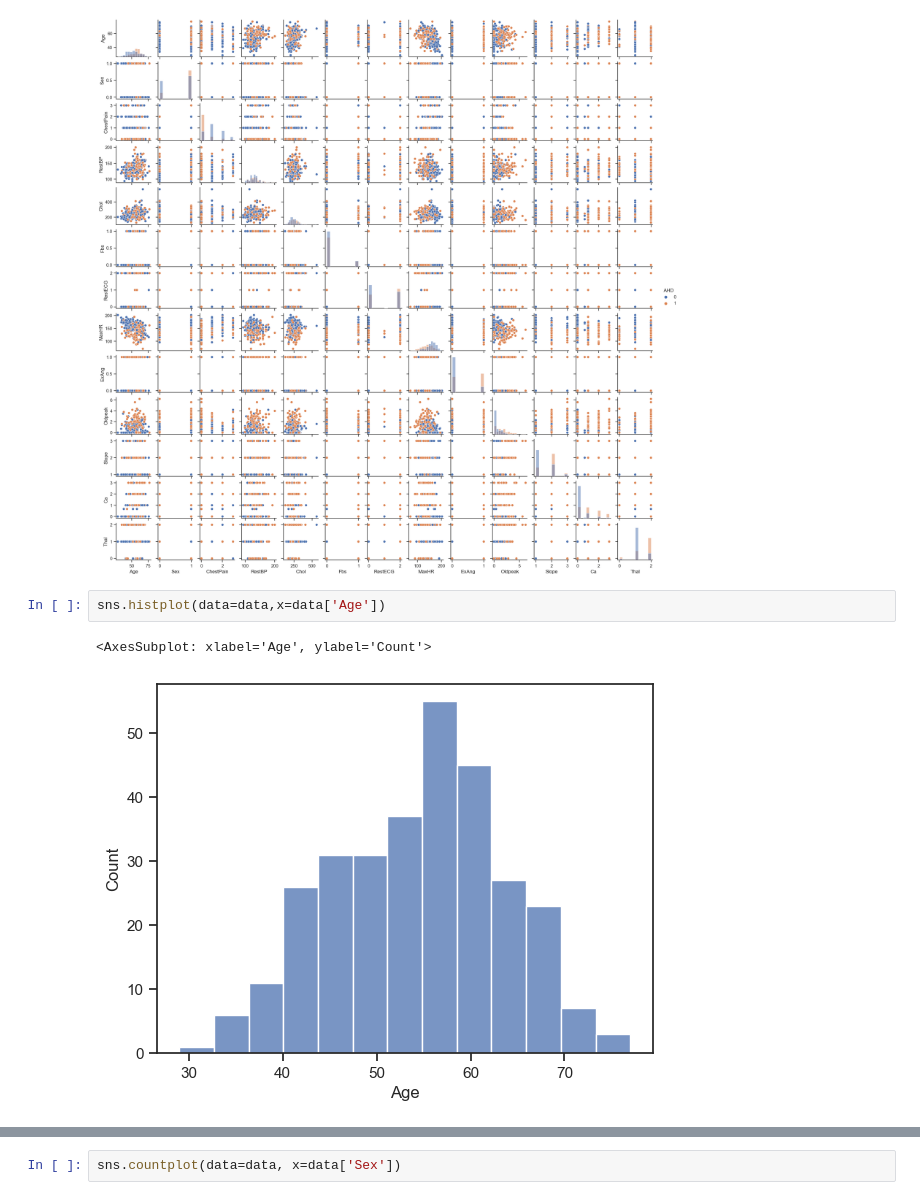
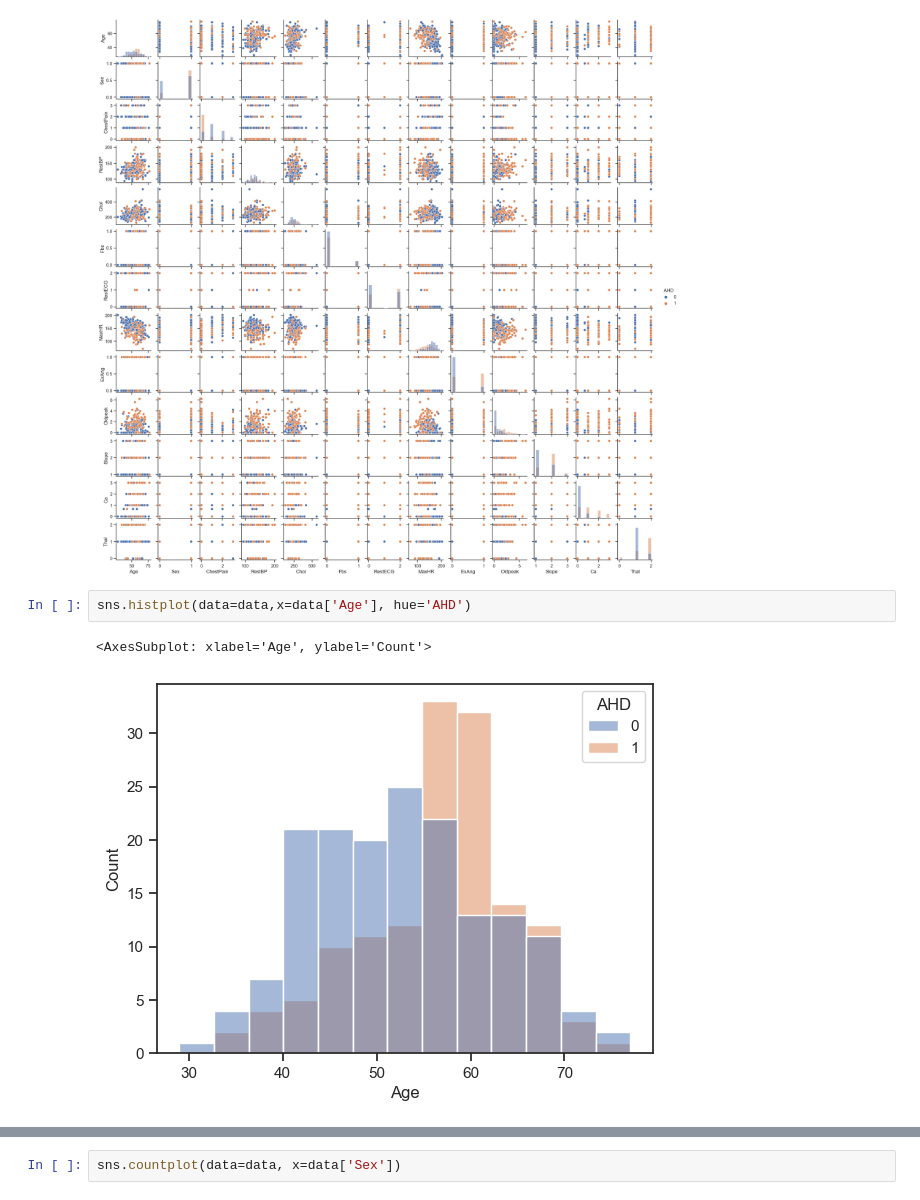
Before and after one commit to Dheeraj4103/DSBDA, a Jupyter notebook: Assignment4/Heart.ipynb, the cells around one changed output, grey strips where cells are left out. Cells and saved outputs as stored; diff of their text form.

```diff
--- a/Assignment4/Heart.ipynb
+++ b/Assignment4/Heart.ipynb
@@ -225,7 +225,7 @@ sns.pairplot(data, hue="AHD", diag_kind="hist", height=1.5)
 <seaborn.axisgrid.PairGrid at 0x...>
 [figure]
 # %%
-sns.histplot(data=data,x=data['Age'])
+sns.histplot(data=data,x=data['Age'], hue='AHD')
 # %% [output]
 <AxesSubplot: xlabel='Age', ylabel='Count'>
-[figure, old version]
+[figure, new version]
```
Also changed, not shown: parts of 16 cells of this notebook.
